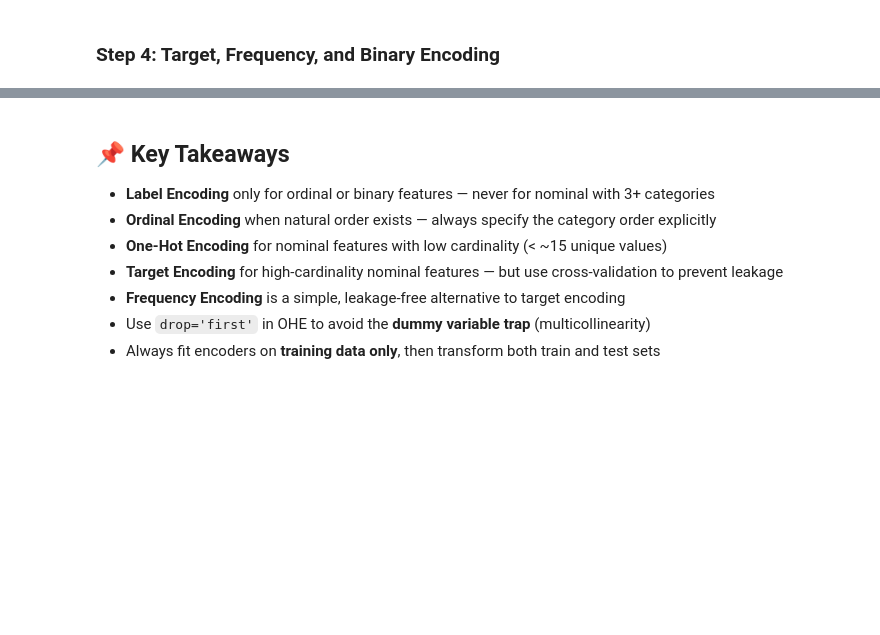
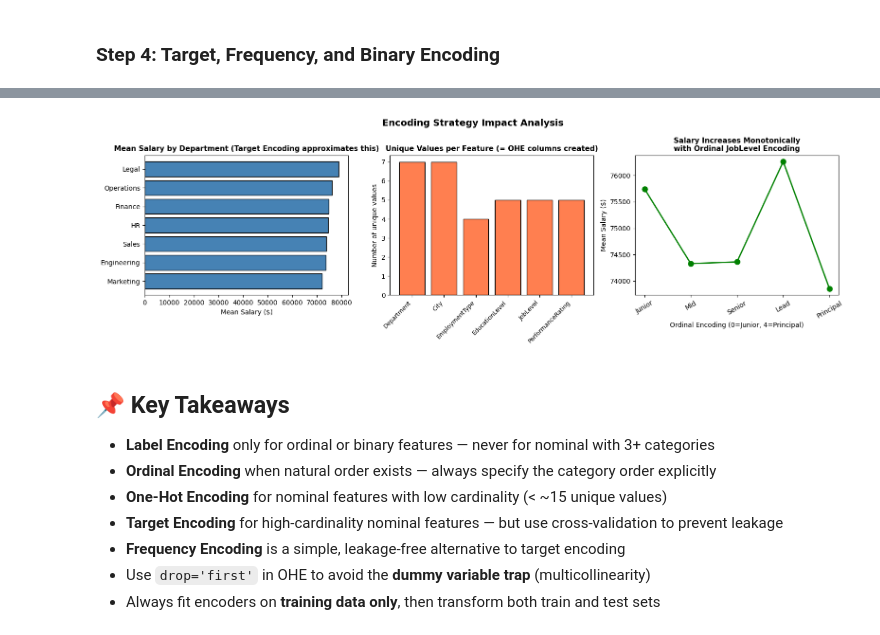
Before and after one commit to muhammadtalhaishtiaq/ai-orchestrator, a Jupyter notebook: 01-data-preprocessing/02_encoding_categorical.ipynb, the cells around one changed output, grey strips where cells are left out. Cells and saved outputs as stored; diff of their text form; code cells hidden in the pictures; blank space fills up the shorter version.

```diff
--- a/01-data-preprocessing/02_encoding_categorical.ipynb
+++ b/01-data-preprocessing/02_encoding_categorical.ipynb
@@ -192,39 +269,38 @@ print(df[['Department']].assign(FreqEnc=df_encoded['Department_FreqEnc']).drop_d
 # --- Visualization 2: Impact of encoding choices ---
 fig, axes = plt.subplots(1, 3, figsize=(16, 5))
 
 # Salary vs Department (using target encoding values)
 dept_salary = df.groupby('Department')['Salary'].mean().sort_values()
 axes[0].barh(dept_salary.index, dept_salary.values, color='steelblue', edgecolor='black')
-axes[0].set_title('Mean Salary by Department
-(Target Encoding approximates this)', fontsize=11, fontweight='bold')
+axes[0].set_title('Mean Salary by Department (Target Encoding approximates this)', fontsize=11, fontweight='bold')
 axes[0].set_xlabel('Mean Salary ($)')
 
 # OHE column count growth with cardinality
 unique_counts = [df[c].nunique() for c in cat_cols]
 ohe_col_counts = unique_counts  # OHE creates n columns (or n-1 with drop)
 axes[1].bar(cat_cols, unique_counts, color='coral', edgecolor='black')
-axes[1].set_title('Unique Values per Feature
-(= OHE columns created)', fontsize=11, fontweight='bold')
+axes[1].set_title('Unique Values per Feature (= OHE columns created)', fontsize=11, fontweight='bold')
 axes[1].set_ylabel('Number of unique values')
 axes[1].set_xticklabels(cat_cols, rotation=45, ha='right', fontsize=9)
 
 # Ordinal vs Label encoding comparison for JobLevel
 job_map_ordinal = {'Junior': 0, 'Mid': 1, 'Senior': 2, 'Lead': 3, 'Principal': 4}
 job_salary = df.groupby('JobLevel')['Salary'].mean()
 job_salary.index = [job_map_ordinal[j] for j in job_salary.index]
 job_salary = job_salary.sort_index()
 axes[2].plot(job_salary.index, job_salary.values, 'o-', color='green', linewidth=2, markersize=8)
-axes[2].set_title('Salary Increases Monotonically
-with Ordinal JobLevel Encoding', fontsize=11, fontweight='bold')
+axes[2].set_title('Salary Increases Monotonically\nwith Ordinal JobLevel Encoding', fontsize=11, fontweight='bold')
 axes[2].set_xlabel('Ordinal Encoding (0=Junior, 4=Principal)')
 axes[2].set_ylabel('Mean Salary ($)')
 axes[2].set_xticks(range(5))
 axes[2].set_xticklabels(['Junior','Mid','Senior','Lead','Principal'], rotation=30)
 
 plt.suptitle('Encoding Strategy Impact Analysis', fontsize=14, fontweight='bold')
 plt.tight_layout()
 plt.savefig('encoding_comparison.png', dpi=100, bbox_inches='tight')
 plt.show()
+# %% [output]
+[figure, added]
 # %% [markdown]
 ## 📌 Key Takeaways
 
```
Also changed, not shown: parts of 6 cells of this notebook.
